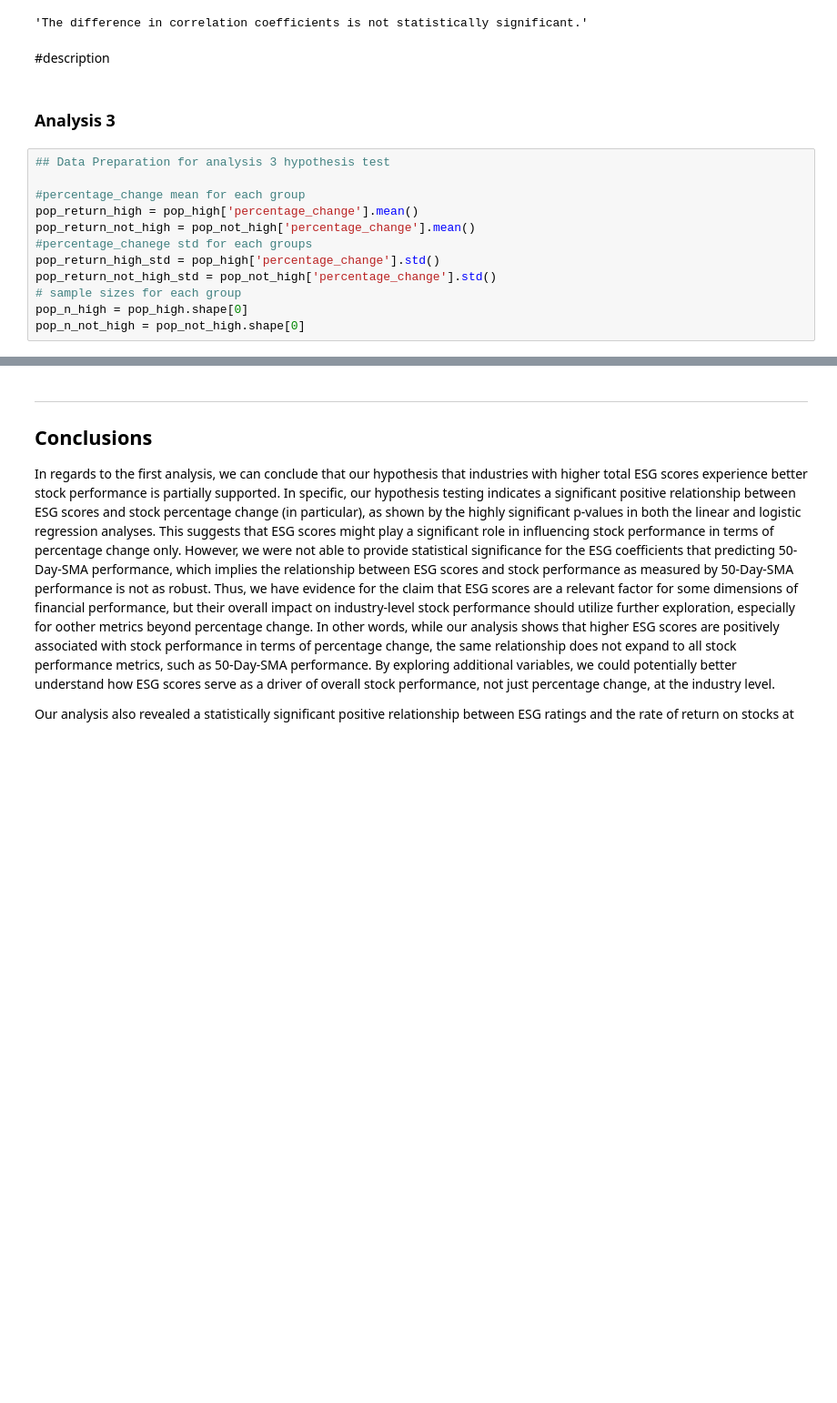
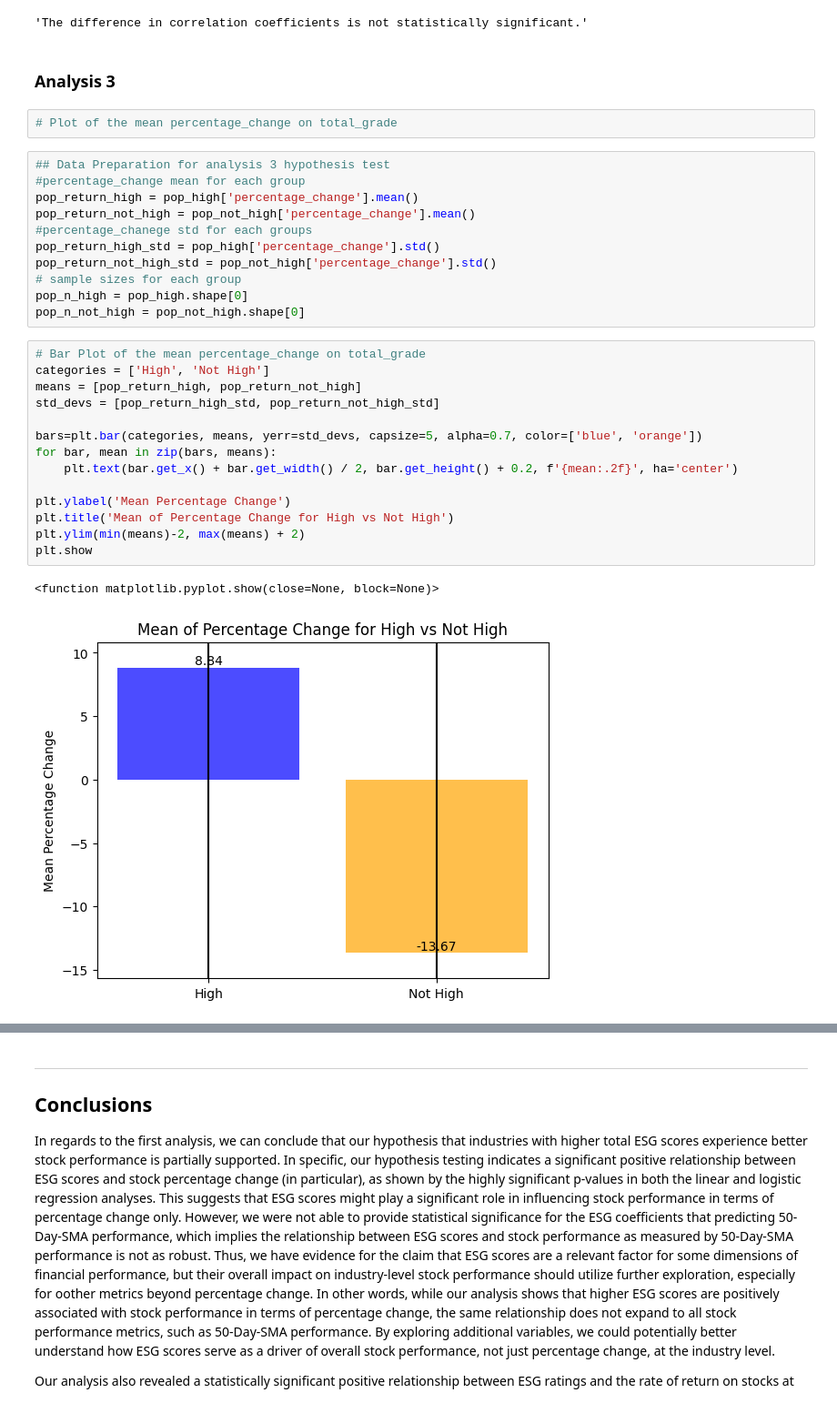
Before and after one commit to anushabishayee/info2950_finalproject, a Jupyter notebook: Phase5.ipynb, the cells around one changed output, grey strips where cells are left out. Shown at 91% size. Saved outputs shown, nothing was run; the diff lists cells and outputs as text; blank space fills up the shorter version.

```diff
--- a/Phase5.ipynb
+++ b/Phase5.ipynb
@@ -421,13 +422,12 @@ z_test_correlation(pop_n_high, pop_r_high, pop_n_not_high, pop_r_not_high)
 Z-score is : 0.9995327943626411
 P value is: 0.31753666085369225
 'The difference in correlation coefficients is not statistically significant.'
-# %% [markdown]
-#description
 # %% [markdown]
 ### __Analysis 3__
+# %%
+# Plot of the mean percentage_change on total_grade
 # %%
 ## Data Preparation for analysis 3 hypothesis test
-
 #percentage_change mean for each group
 pop_return_high = pop_high['percentage_change'].mean()
 pop_return_not_high = pop_not_high['percentage_change'].mean()
@@ -437,3 +437,20 @@ pop_return_not_high_std = pop_not_high['percentage_change'].std()
 # sample sizes for each group
 pop_n_high = pop_high.shape[0]
 pop_n_not_high = pop_not_high.shape[0]
+# %%
+# Bar Plot of the mean percentage_change on total_grade
+categories = ['High', 'Not High']
+means = [pop_return_high, pop_return_not_high]
+std_devs = [pop_return_high_std, pop_return_not_high_std]
+
+bars=plt.bar(categories, means, yerr=std_devs, capsize=5, alpha=0.7, color=['blue', 'orange'])
+for bar, mean in zip(bars, means):
+    plt.text(bar.get_x() + bar.get_width() / 2, bar.get_height() + 0.2, f'{mean:.2f}', ha='center')
+
+plt.ylabel('Mean Percentage Change')
+plt.title('Mean of Percentage Change for High vs Not High')
+plt.ylim(min(means)-2, max(means) + 2)
+plt.show
+# %% [output]
+<function matplotlib.pyplot.show(close=None, block=None)>
+[figure, added]
```
Also changed, not shown: parts of 12 cells of this notebook.
